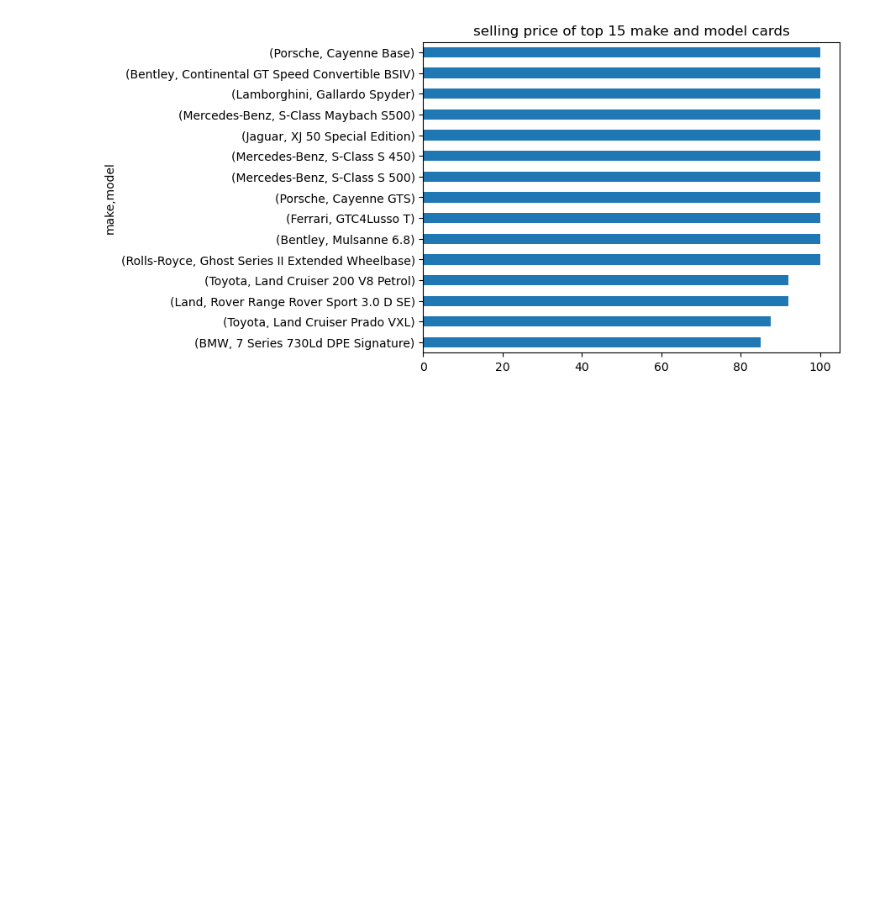
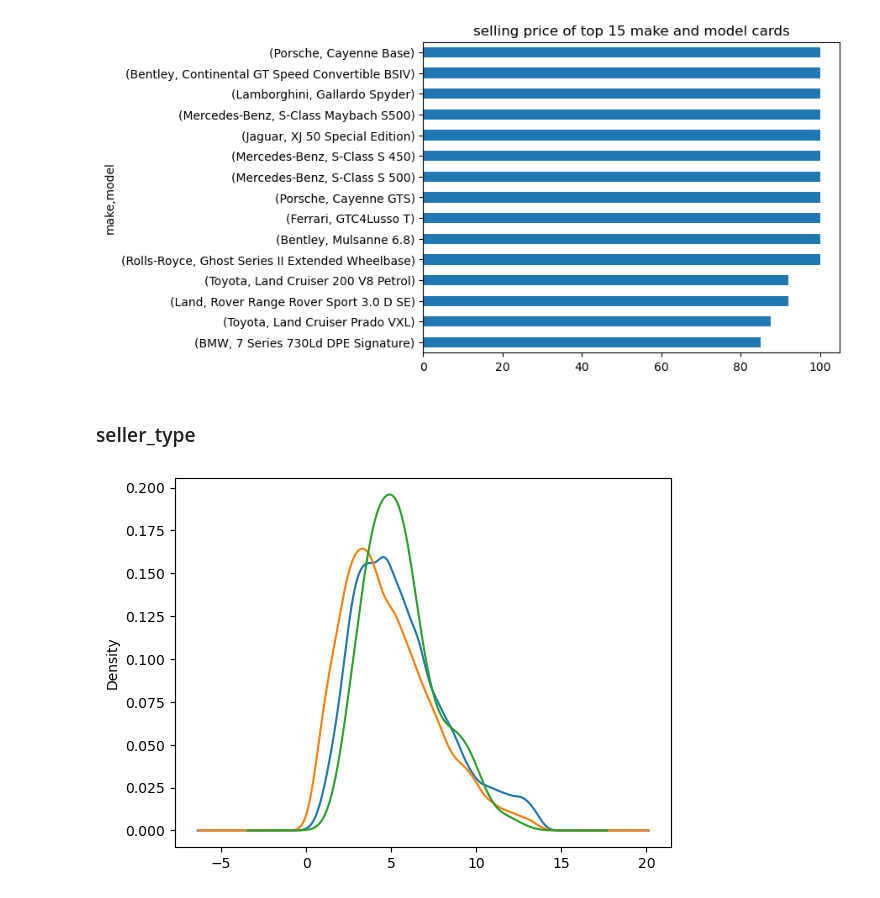
Before and after one commit to UpendraSinghRathore85/ML-Projects-Python, a Jupyter notebook: LinearRegression/01 cars24_eda .ipynb, the cells around one changed output. Saved outputs shown, nothing was run; the diff lists cells and outputs as text; code cells hidden in the pictures; blank space fills up the shorter version.

```diff
--- a/LinearRegression/cars24_eda.ipynb
+++ b/LinearRegression/01 cars24_eda .ipynb
@@ -210,3 +211,9 @@ df.groupby(['make', 'model'])[ 'selling_price'].max().sort_values()[-15:].plot(k
 # %% [output]
 <Axes: title={'center': 'selling price of top 15 make and model cards'}, ylabel='make,model'>
 [figure]
+# %% [markdown]
+### seller_type
+# %%
+df.loc[df.selling_price<=df.selling_price.quantile(0.9)].groupby('seller_type')['selling_price'].plot.density();
+# %% [output]
+[figure, added]
```
Also changed, not shown: parts of 18 cells of this notebook, 1 other file.
